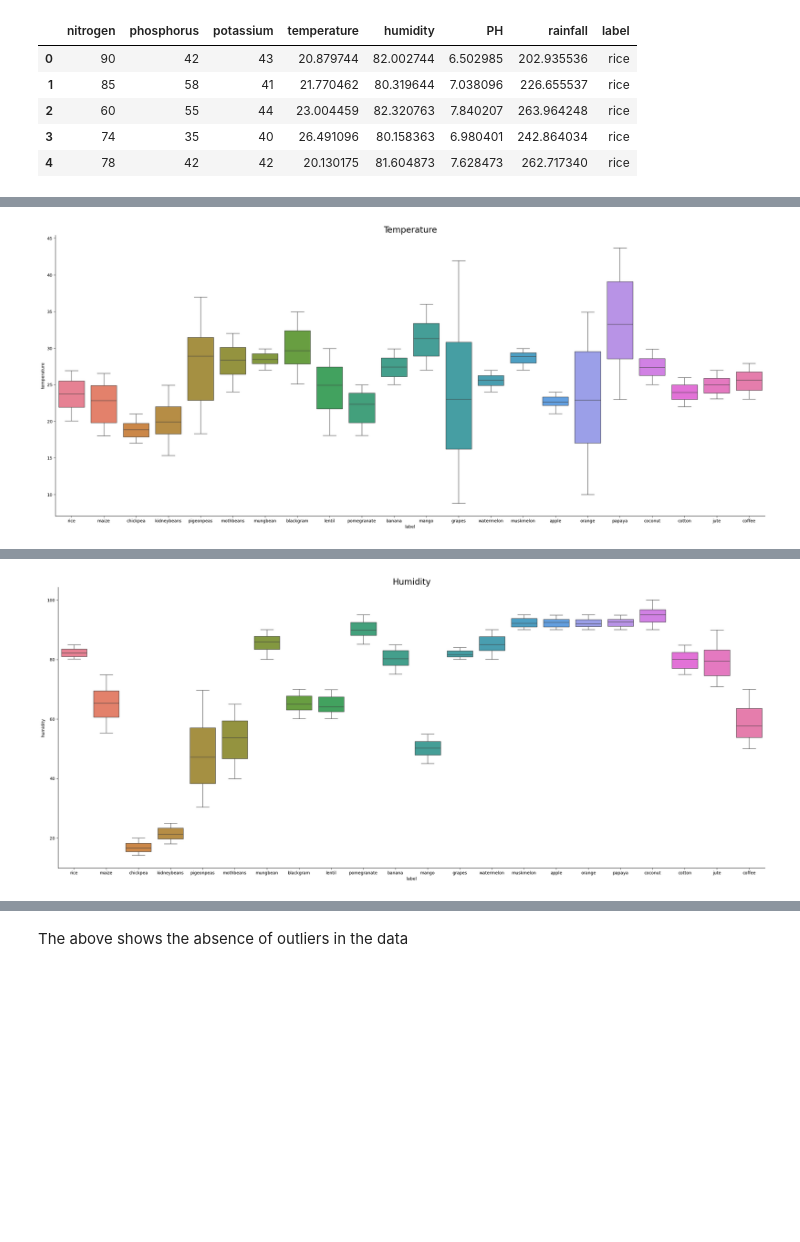
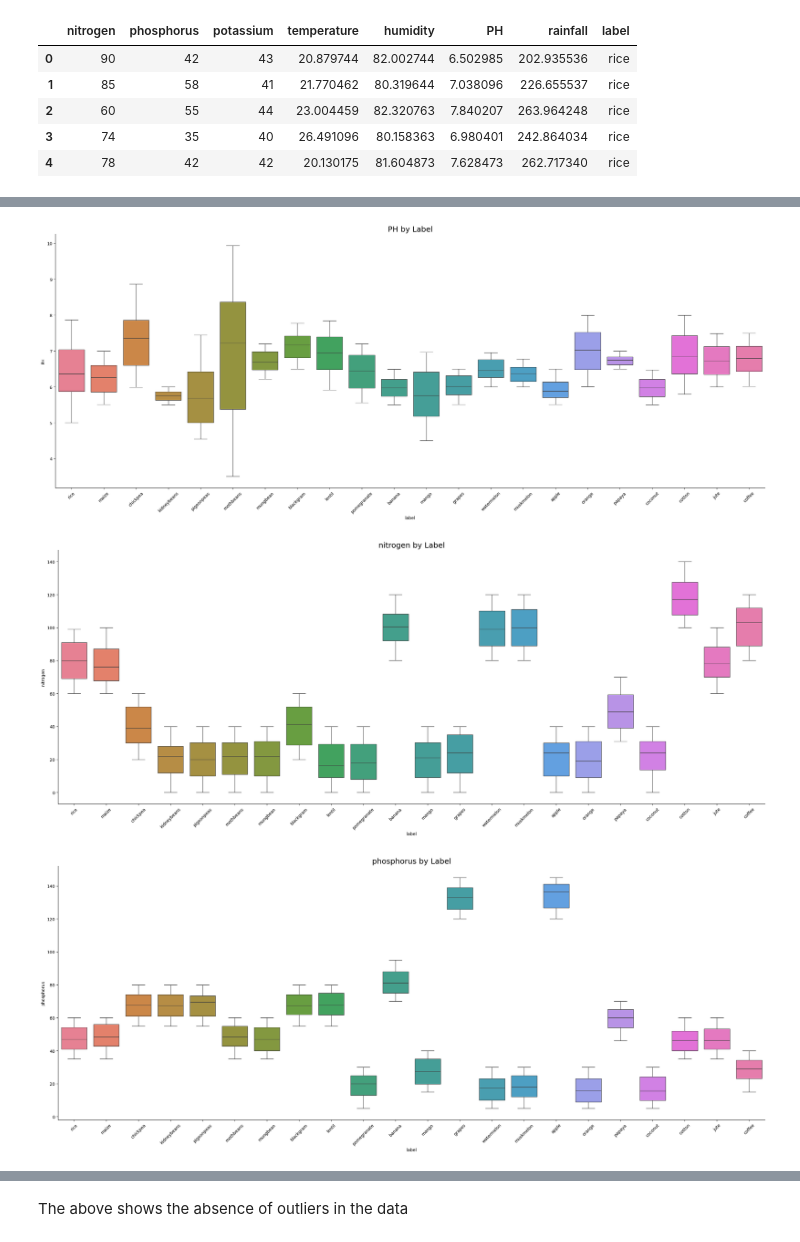
Before and after one commit to Kamuthuj/crop-soil-prediction, a Jupyter notebook: analysis.ipynb, the cells around one changed output, grey strips where cells are left out. Drawn from its saved outputs; the diff is of its cells as text; code cells hidden in the pictures; blank space fills up the shorter version.

```diff
--- a/analysis.ipynb
+++ b/analysis.ipynb
@@ -96,8 +98,14 @@ df.describe()
 # EDA Analysis
 - Data distribution
 # %%
-plt.figure(figsize=(8,6))
-sns.displot(x=df["nitrogen"], bins=20,kde=True,edgecolor="black",color="black",facecolor="#ffb03b")
-plt.title("Nitrogen")
-plt.show()
+columns_to_plot = ["PH", "nitrogen", "phosphorus", "potassium", "temperature", "humidity", "rainfall"]
+
+for col in columns_to_plot:
+    plt.figure(figsize=(8,6))
+    sns.histplot(df[col],bins=20,kde=True,edgecolor="black",color="black",facecolor="#ffb03b")
+    plt.title(f"Distribution of {col}", size=12)
+    plt.grid()
+    plt.xlabel(col, size=10)
+    plt.tight_layout()
+    plt.show()
 # %% [output]
@@ -202,7 +186,14 @@ df2[0].head()
 # %%
-# Checking different crop variations in regards to temperature
-sns.catplot(data=df, x="label", y="temperature", kind="box",hue="label", height=10, aspect=20/8.27)
-plt.title("Temperature", size=20)
-plt.show()
+# Plotting the boxplots for each label
+columns_to_plot = ["PH", "nitrogen", "phosphorus", "potassium", "temperature", "humidity", "rainfall"]
+
+for col in columns_to_plot:
+    sns.catplot(data=df, x="label", y=col, kind="box", hue="label", height=10, aspect=20/8.27)
+    plt.title(f"{col} by Label", size=18)
+    plt.xticks(rotation=45)
+    plt.tight_layout()
+    plt.show()
 # %% [output]
-[figure, old version]
+[figure, new version]
+[figure, added]
+[figure, added]
@@ -209,6 +203,0 @@ plt.show()
-# %%
-sns.catplot(data=df, x="label", y="humidity", kind="box",hue="label", height=10, aspect=20/8.27)
-plt.title("Humidity", size=20)
-plt.show()
-# %% [output]
-[figure, removed]
```
Also changed, not shown: parts of 29 cells of this notebook.
